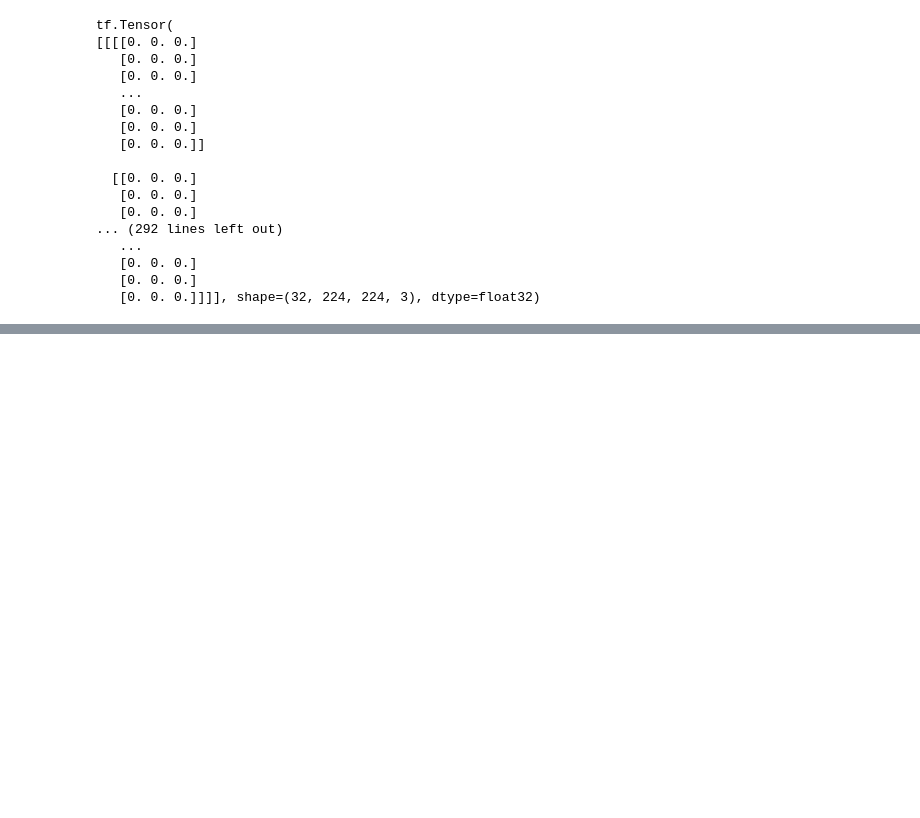
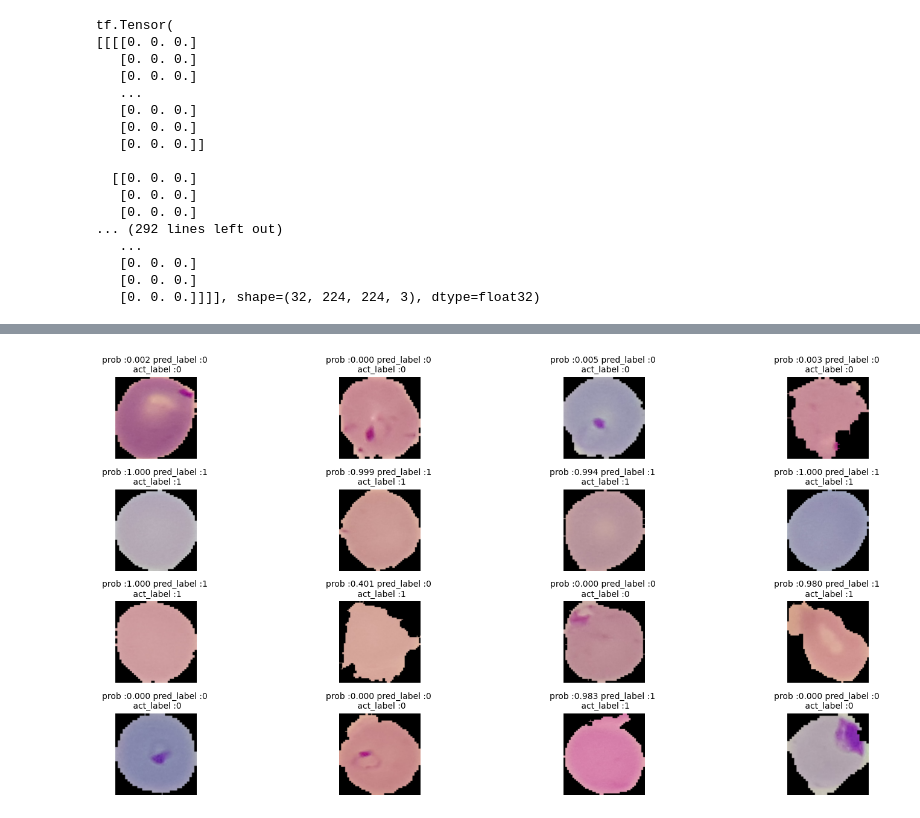
Before and after one commit to vikramviky123/deeplearning, a Jupyter notebook: tensorFlow/5_Image_malaria_clsfctn.ipynb, the cells around one changed output, grey strips where cells are left out. Saved outputs shown, nothing was run; the diff lists cells and outputs as text; code cells hidden in the pictures; blank space fills up the shorter version.

```diff
--- a/tensorFlow/5_Image_malaria_clsfctn.ipynb
+++ b/tensorFlow/5_Image_malaria_clsfctn.ipynb
@@ -292,0 +354,3 @@ KeyboardInterrupt:
+# %%
+test_data_final = test_data.batch(1)
+test_data_final
@@ -292,0 +369,10 @@ KeyboardInterrupt:
+# %%
+lenet_model.compile(optimizer=tf.keras.optimizers.Adam(learning_rate=0.0001),
+              loss=tf.keras.losses.BinaryCrossentropy(),
+              metrics=['binary_accuracy'])
+# %%
+history_lenet = lenet_model.fit(
+    train_data,
+    validation_data=val_data,
+    epochs=10,
+    verbose=2)
@@ -292,0 +410,3 @@ KeyboardInterrupt:
+# %%
+for image, label in test_data_final.take(1):
+  print(lenet_model.predict(image))
@@ -292,0 +416,16 @@ KeyboardInterrupt:
+# %%
+plt.figure(figsize=(15,15))
+for i, (image, label) in enumerate(test_data_final.take(16)):
+  ax = plt.subplot(8, 4, i + 1)
+
+  plt.imshow(tf.squeeze(image,axis=0))
+  pred_prob_val = lenet_model.predict(image)[0][0]
+  if pred_prob_val>=0.5:
+    val = 1
+  else:
+    val = 0
+  plt.title(f"prob :{pred_prob_val:.3f} pred_label :{val} \n act_label :{label[0]}", fontsize=10)
+  plt.axis('off')
+plt.tight_layout()
+plt.show()
+# %% [output]
@@ -292,0 +448 @@ KeyboardInterrupt:
+[figure, added]
```
Also changed, not shown: parts of 20 cells of this notebook.
